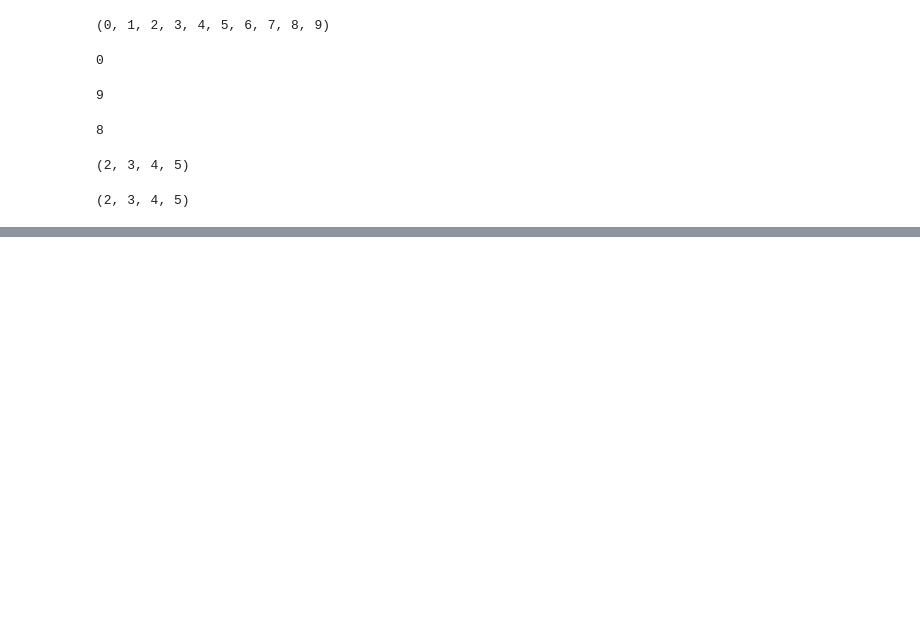
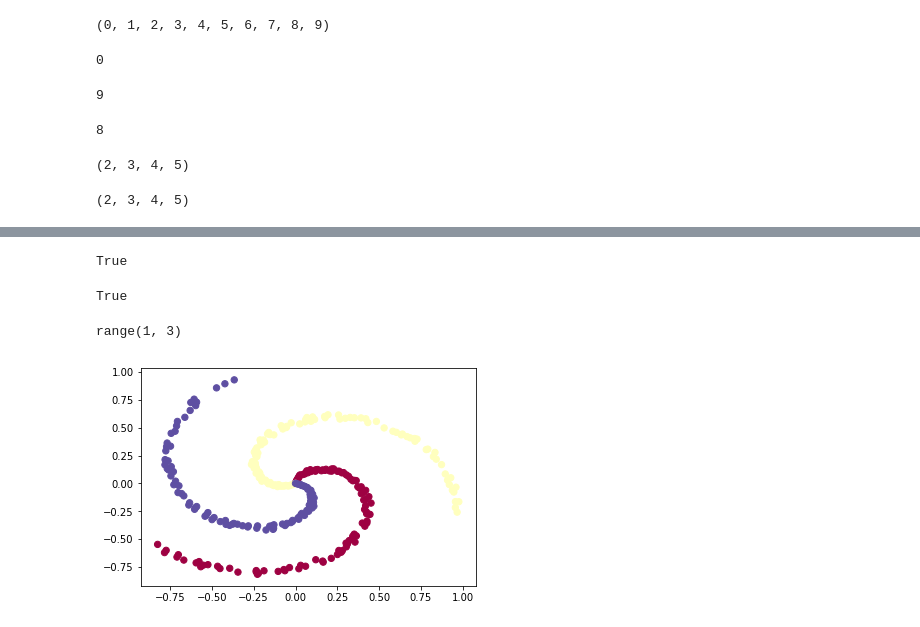
Before and after one commit to shawn-tsosie/neural-network, a Jupyter notebook: Untitled.ipynb, the cells around one changed output, grey strips where cells are left out. Saved outputs shown, nothing was run; the diff lists cells and outputs as text; code cells hidden in the pictures; blank space fills up the shorter version.

```diff
--- a/Untitled.ipynb
+++ b/Untitled.ipynb
@@ -1373,0 +603,8 @@ conv_layer(X, F).shape
+# %%
+conv_array = np.empty_like(X)
+padded = pad(X, 1)
+m = F[0].shape
+# %%
+for i in range(X.shape[-2]):
+    for j in range(X.shape[-1]):
+        conv_array[...,i,j] = np.dot(padded[...,i:m[-2]+i,j:m[-1]+j], F[0])
@@ -1373,0 +619,11 @@ conv_layer(X, F).shape
+# %%
+conv_array = np.empty_like(X)
+padded = pad(X, 1)
+m = X.shape
+n = F.shape
+# %%
+for i in range(m[0]):
+    for j in range(m[1]):
+        for k in range(m[2]):
+            for l in range(m[3]):
+                conv_array[i,j,k,l] = np.vdot(padded[i,j,k:n[-2]+k,l:n[-1]+l], F[0])
@@ -1373,0 +834,16 @@ conv_layer(X, F).shape
+# %%
+if 1 in range(10):
+    print(True)
+# %% [output]
+True
+# %%
+if 4 in range(1,5) and 2 in range(3):
+    print(True)
+else:
+    print(False)
+# %% [output]
+True
+# %%
+range(1,3)
+# %% [output]
+range(1, 3)
@@ -1373,0 +865,18 @@ conv_layer(X, F).shape
+# %%
+import matplotlib.pyplot as plt
+
+N = 100
+D = 2
+K = 3
+X = np.zeros((N*K,D))
+y = np.zeros(N*K, dtype='uint8')
+for j in range(K):
+    ix = range(N*j,N*(j+1))
+    r = np.linspace(0.0,1,N)
+    t = np.linspace(j*4, (j+1)*4, N) + np.random.rand(N)*0.2
+    X[ix] = np.c_[r*np.sin(t), r*np.cos(t)]
+    y[ix] = j
+plt.scatter(X[:,0], X[:, 1], c=y, s=40, cmap=plt.cm.Spectral)
+plt.show()
+# %% [output]
+[figure, added]
```
Also changed, not shown: parts of 368 cells of this notebook, 2 other files.
